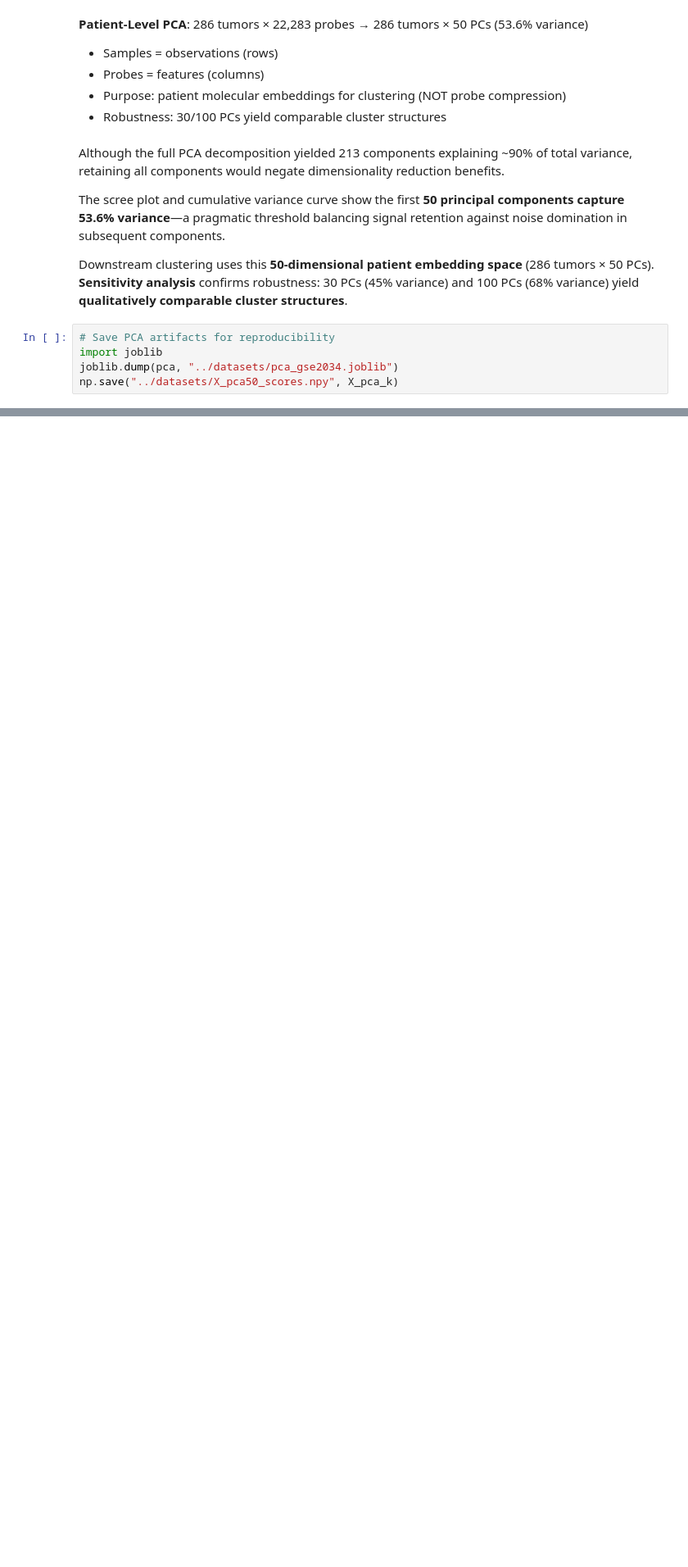
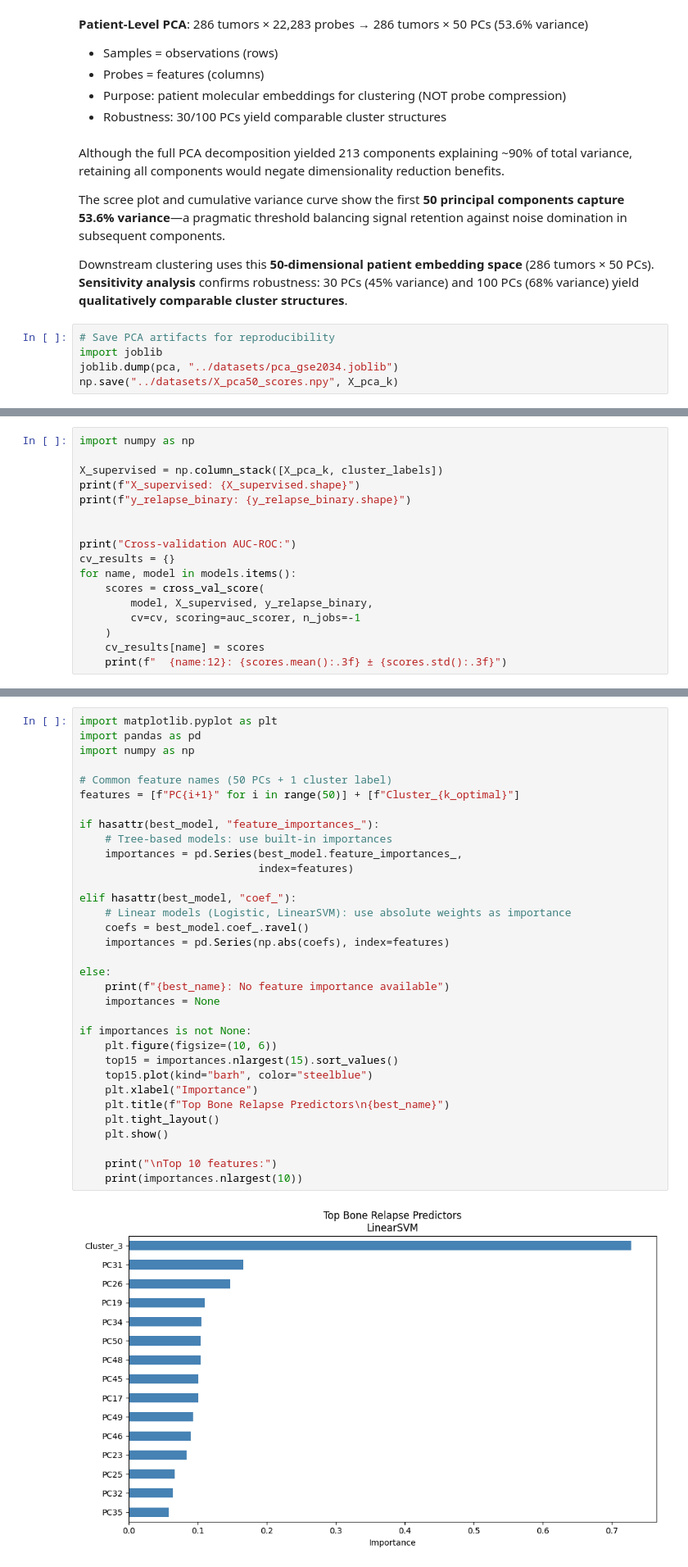
Before and after one commit to ibejerano/unie-healthcare-clustering, a Jupyter notebook: src/breast_cancer_clustering_GSE2034.ipynb, the cells around one changed output, grey strips where cells are left out. Shown at 82% size. Cells and saved outputs as stored; diff of their text form; blank space fills up the shorter version.

Commit message:
logistic regression

```diff
--- a/src/breast_cancer_clustering_GSE2034.ipynb
+++ b/src/breast_cancer_clustering_GSE2034.ipynb
@@ -1240,0 +1452,17 @@ np.save("../datasets/X_pca50_scores.npy", X_pca_k)
+# %%
+import numpy as np
+
+X_supervised = np.column_stack([X_pca_k, cluster_labels])
+print(f"X_supervised: {X_supervised.shape}")
+print(f"y_relapse_binary: {y_relapse_binary.shape}")
+
+
+print("Cross-validation AUC-ROC:")
+cv_results = {}
+for name, model in models.items():
+    scores = cross_val_score(
+        model, X_supervised, y_relapse_binary,
+        cv=cv, scoring=auc_scorer, n_jobs=-1
+    )
+    cv_results[name] = scores
+    print(f"  {name:12}: {scores.mean():.3f} ± {scores.std():.3f}")
@@ -1240,0 +1580,35 @@ np.save("../datasets/X_pca50_scores.npy", X_pca_k)
+# %%
+import matplotlib.pyplot as plt
+import pandas as pd
+import numpy as np
+
+# Common feature names (50 PCs + 1 cluster label)
+features = [f"PC{i+1}" for i in range(50)] + [f"Cluster_{k_optimal}"]
+
+if hasattr(best_model, "feature_importances_"):
+    # Tree-based models: use built-in importances
+    importances = pd.Series(best_model.feature_importances_,
+                            index=features)
+
+elif hasattr(best_model, "coef_"):
+    # Linear models (Logistic, LinearSVM): use absolute weights as importance
+    coefs = best_model.coef_.ravel()
+    importances = pd.Series(np.abs(coefs), index=features)
+
+else:
+    print(f"{best_name}: No feature importance available")
+    importances = None
+
+if importances is not None:
+    plt.figure(figsize=(10, 6))
+    top15 = importances.nlargest(15).sort_values()
+    top15.plot(kind="barh", color="steelblue")
+    plt.xlabel("Importance")
+    plt.title(f"Top Bone Relapse Predictors\n{best_name}")
+    plt.tight_layout()
+    plt.show()
+
+    print("\nTop 10 features:")
+    print(importances.nlargest(10))
+# %% [output]
+[figure, added]
```
Also changed, not shown: parts of 24 cells of this notebook.
